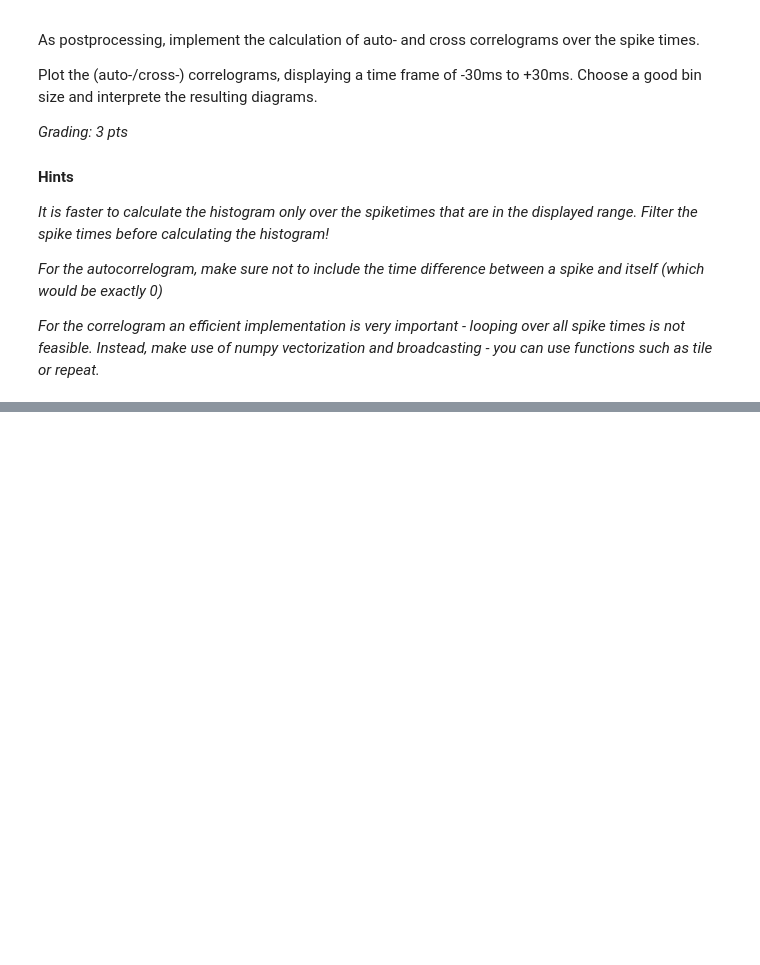
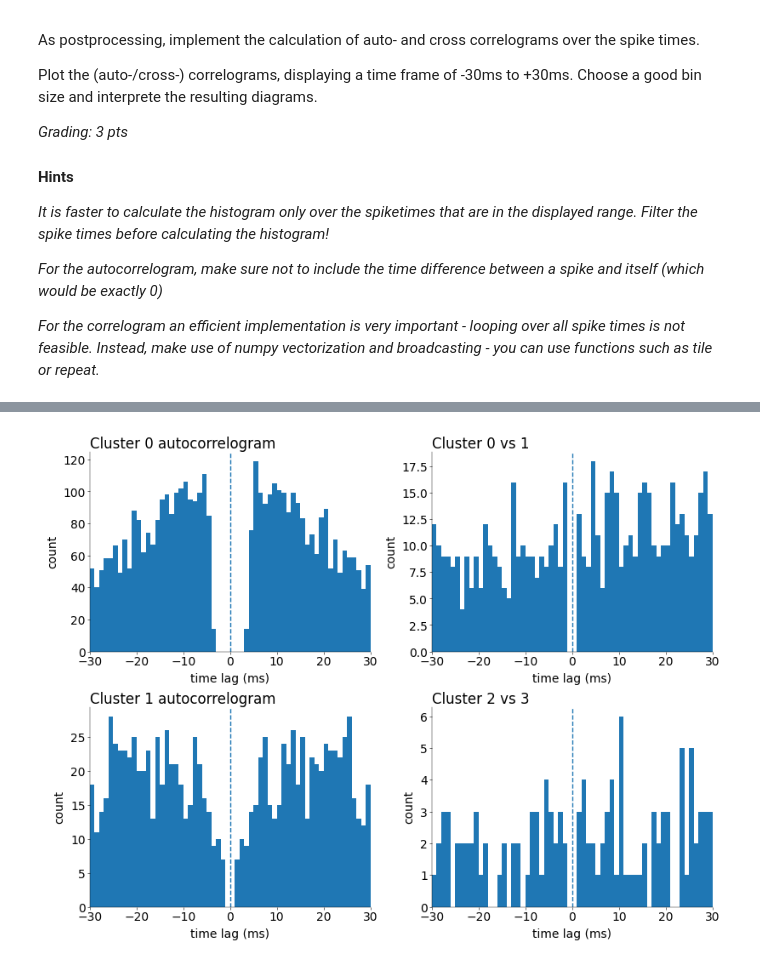
Before and after one commit to moistsoy/Neural-Data-Science, a Jupyter notebook: Lab2/notebooks/CodingLab2.ipynb, the cells around one changed output, grey strips where cells are left out. Cells and saved outputs as stored; diff of their text form; code cells hidden in the pictures; blank space fills up the shorter version.

Commit message:
Task 4, 5: Refactoring the data and interpretaions in Task 4, Cluster sepatrations and correlograms

```diff
--- a/Lab2/notebooks/CodingLab2.ipynb
+++ b/Lab2/notebooks/CodingLab2.ipynb
@@ -692,4 +696,9 @@ def cross_time_diff(spiketimes1: np.ndarray, spiketimes2: np.ndarray) -> np.ndar
         Pairwise time differences between the two sets of spike times
         (i.e., spiketimes1[i] - spiketimes2[j])
     """
-pass
+    # reshaping for broadcasting
+    t1 = spiketimes1[:, None]
+    t2 = spiketimes2[None, :]
+    time_diff = t1 - t2  # pairwise difference
+
+    return time_diff
@@ -716,0 +705,91 @@ _YOUR ANSWER HERE_
+# %%
+# -----------------------------------------------------------------------------------
+# Calculate and plot auto- and cross correlograms and answer the questions (1+1 pts)
+# -----------------------------------------------------------------------------------
+
+# use cluster labels from best model
+labels_best = a
+
+# spike times in ms
+labels_best = a
+
+# use actual detected spike times in ms
+spike_s = np.load("../data/nds_cl_1_spiketimes_s.npy")
+spike_t = t[spike_s] * 1000
+# correlogram settings
+max_lag = 30  # ms
+bin_size = 1  # ms
+bins = np.arange(-max_lag, max_lag + bin_size, bin_size)
+
+# choose a few clusters to inspect
+clusters = np.unique(labels_best)
+clusters = clusters[:4]  # plot first 4 clusters to keep it readable
+
+mosaic = [
+    ["C0 auto", "C0-C1"],
+    ["C1 auto", "C2-C3"],
+]
+
+fig, ax = plt.subplot_mosaic(
+    mosaic=mosaic, figsize=(8, 6), layout="constrained", dpi=100
+)
+
+
+# helper function
+def plot_correlogram(ax_, spk1, spk2, title, auto=False):
+    dt = cross_time_diff(spk1, spk2).ravel()
+
+    # keep only displayed range
+    dt = dt[(dt >= -max_lag) & (dt <= max_lag)]
+
+    # remove zero-lag self comparisons for autocorrelogram
+    if auto:
+        dt = dt[dt != 0]
+
+    ax_.hist(dt, bins=bins)
+    ax_.axvline(0, linestyle="--")
+    ax_.set_xlim(-max_lag, max_lag)
+    ax_.set_xlabel("time lag (ms)")
+    ax_.set_ylabel("count")
+    ax_.set_title(title, loc="left")
+
+
+# cluster spike times
+spk = {c: spike_t[labels_best == c] for c in clusters}
+
+# make sure we have enough clusters
+plot_correlogram(
+    ax["C0 auto"],
+    spk[clusters[0]],
+    spk[clusters[0]],
+    f"Cluster {clusters[0]} autocorrelogram",
+    auto=True,
+)
+
+plot_correlogram(
+    ax["C1 auto"],
+    spk[clusters[1]],
+    spk[clusters[1]],
+    f"Cluster {clusters[1]} autocorrelogram",
+    auto=True,
+)
+
+plot_correlogram(
+    ax["C0-C1"],
+    spk[clusters[0]],
+    spk[clusters[1]],
+    f"Cluster {clusters[0]} vs {clusters[1]}",
+    auto=False,
+)
+
+plot_correlogram(
+    ax["C2-C3"],
+    spk[clusters[2]],
+    spk[clusters[3]],
+    f"Cluster {clusters[2]} vs {clusters[3]}",
+    auto=False,
+)
+
+plt.show()
+# %% [output]
+[figure, added]
```
Also changed, not shown: parts of 12 cells of this notebook.
